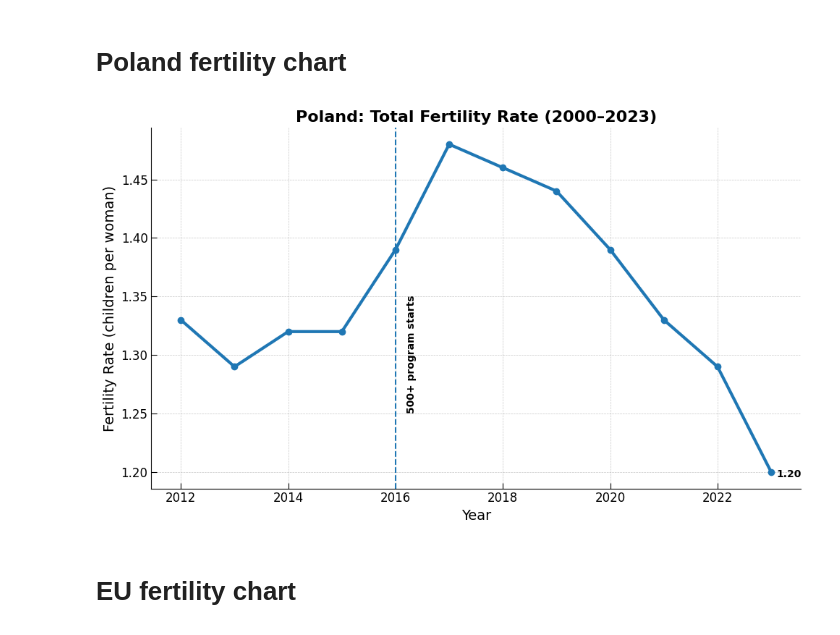
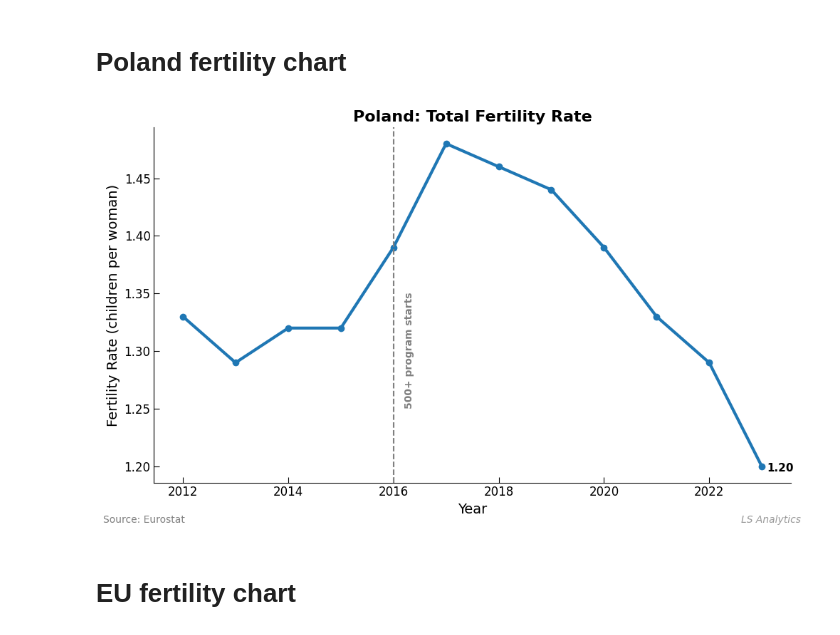
Before and after one commit to LSzubelak/ls-projects, a Jupyter notebook: Impact_500_program/500+_program_fertility_rate.ipynb, the cells around one changed output. Saved outputs shown, nothing was run; the diff lists cells and outputs as text; code cells hidden in the pictures.

```diff
--- a/Impact_500_program/500+_program_fertility_rate.ipynb
+++ b/Impact_500_program/500+_program_fertility_rate.ipynb
@@ -112,53 +111,65 @@ df_pl = df_clean[df_clean['Country'] == 'Poland']
 # Create figure
 fig, ax = plt.subplots(figsize=(10, 6))
 
-# Plot line with thicker stroke and clear markers
+# Plot fertility rate line
 ax.plot(
     df_pl['Year'],
     df_pl['Fertility Rate'],
     marker='o',
     linewidth=3,
-    markersize=6
+    markersize=6,
+    color='#1f77b4'
 )
 
 # Highlight the start of the 500+ program
-ax.axvline(2016, linestyle='--', linewidth=1.5)
+ax.axvline(2016, linestyle='--', linewidth=1.5, color='gray')
 ax.text(
     2016 + 0.2,
     df_pl['Fertility Rate'].min() + 0.05,
     '500+ program starts',
     rotation=90,
     va='bottom',
-    fontweight='bold'
+    fontweight='bold',
+    color='gray'
 )
 
-# Label the final point value
+# Annotate final point
 last_year = df_pl['Year'].max()
 last_value = df_pl.loc[df_pl['Year'] == last_year, 'Fertility Rate'].values[0]
 ax.annotate(
     f'{last_value:.2f}',
     xy=(last_year, last_value),
     xytext=(5, -5),
     textcoords='offset points',
-    fontweight='bold'
+    fontweight='bold',
+    fontsize=11
 )
 
 # Styling
-ax.set_title('Poland: Total Fertility Rate (2000–2023)', fontsize=16, fontweight='bold')
+ax.set_title('Poland: Total Fertility Rate', fontsize=16, fontweight='bold')
 ax.set_xlabel('Year', fontsize=14)
 ax.set_ylabel('Fertility Rate (children per woman)', fontsize=14)
-ax.grid(True, which='major', linestyle='--', linewidth=0.5, alpha=0.7)
+
+# Remove grid for cleaner look
+# ax.grid(True, which='major', linestyle='--', linewidth=0.5, alpha=0.7)
+
 ax.spines['top'].set_visible(False)
 ax.spines['right'].set_visible(False)
 ax.tick_params(direction='in', length=6, labelsize=12)
 
+# Add source and watermark
+fig.text(0.01, 0.01, 'Source: Eurostat', fontsize=10, color='gray')
+fig.text(0.99, 0.01, 'LS Analytics', fontsize=10, color='gray',
+         ha='right', alpha=0.8, fontstyle='italic')
+
 plt.tight_layout()
-# To save for blog or social media, uncomment:
-# plt.savefig('poland_fertility_professional.png', dpi=300)
+
+# Optional: save high-resolution version
+# plt.savefig('poland_fertility_clean_nogrid.png', dpi=300)
 
 plt.show()
 # %% [output]
-[figure, old version]
+[figure, new version]
 # %% [markdown]
 # EU fertility chart
 # %%
```
Also changed, not shown: parts of 7 cells of this notebook.
